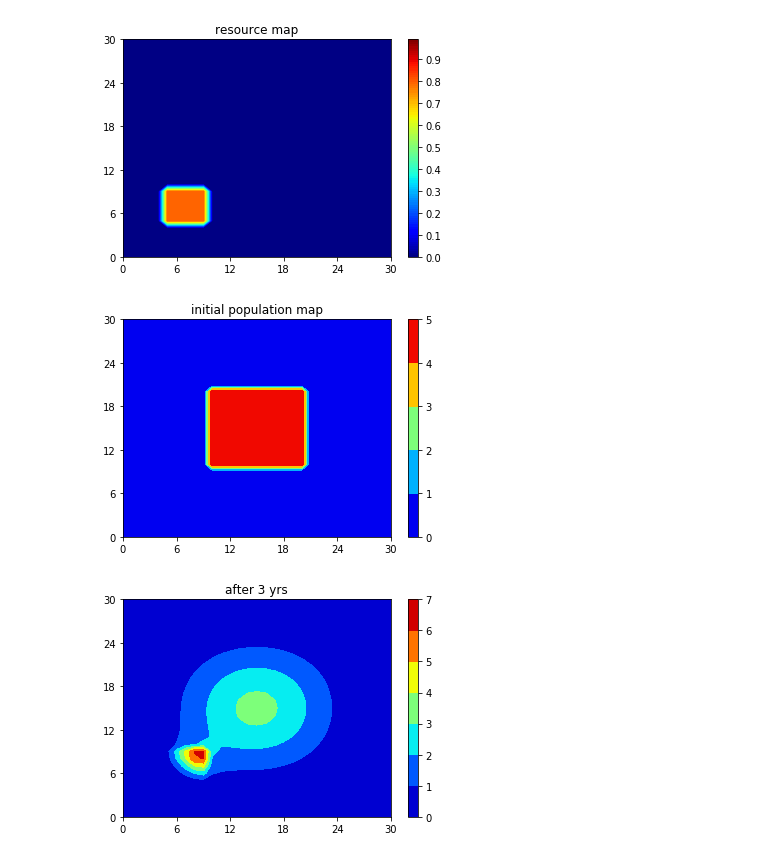
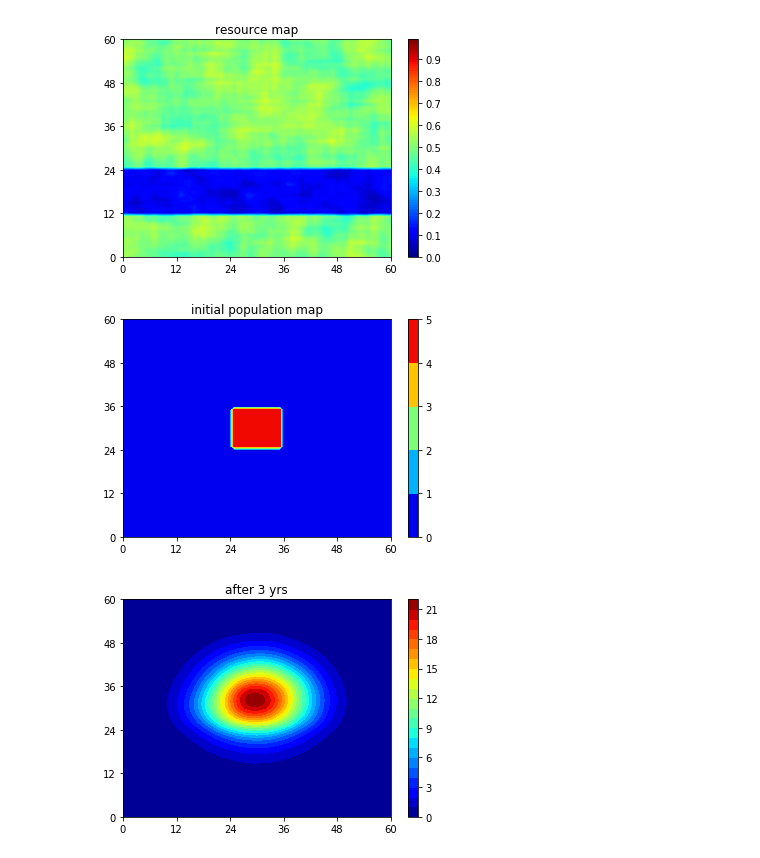
Before and after one commit to zhou-llijun/temp, a Jupyter notebook: APNA-PopSim.ipynb, the cells around one changed output. Cells and saved outputs as stored; diff of their text form; code cells hidden in the pictures.

```diff
--- a/APNA-PopSim.ipynb
+++ b/APNA-PopSim.ipynb
@@ -60,7 +77,7 @@ def disp_a(m, d, levels, title = None):
     if title: plt.title(title)
     plt.show()
 
-class resource_map:
+class Resource_map:
     def __init__(self, xA, yA, d):
         self.d = d              # d = mesh width, length [km]
         self.x = int(xA/d)+1    # xA = area width [km]
@@ -84,14 +101,14 @@ class resource_map:
         levels = np.arange(0, 1, 0.01)
         disp_a(self.rm, self.d, levels, title)
 
-class animal:
+class Animal:
     def __init__(self, bA, kA, dA1, dA2):
         self.bA = bA         # bA = some scaler to apply res for growth [Births / year / population]
         self.kA = kA         # kA = maximum population in 1km*1km [population]
         self.dA1 = dA1       # dA1 = some scaler to apply res for diffusion [km^2 / year]
         self.dA2 = dA2       # dA2 = basic diffusion coefficient [km^2 / year]
 
-class population_map:
+class Population_simulation:
     def __init__(self, res, ani):
         self.res = res
         self.ani = ani
@@ -188,14 +244,18 @@ p1.disp("after 3 yrs")
 # %%
-res = resource_map(30, 30, 1)
-res.rm[5:10, 5:10] = 0.8
-ani = animal(2, 100, 3, 3)
-p1 = population_map(res, ani)
+res = Resource_map(60, 60, 1)
+res.random(3)
+res.random(1, ave=0.1, flu=0.1, y0=12, yl=12)
+
+ani = Animal(2, 100, 3, 10)
+p1 = Population_simulation(res, ani)
 p1.res.disp("resource map")
-p1.pm[10:21, 10:21] = 5
+p1.pm[25:36, 25:36] = 5
 p1.disp("initial population map")
-p1.run(3, 0.01)
+
+# Use population_simulation.run_output_vtk(duration, precision) to run simulation and output a vtk file
+p1.run_output_vtk(3, 0.01)
 p1.disp("after 3 yrs")
 # %% [output]
-[figure, old version]
+[figure, new version]
-[figure, old version]
+[figure, new version]
-[figure, old version]
+[figure, new version]
```
Also changed, not shown: parts of 7 cells of this notebook.
